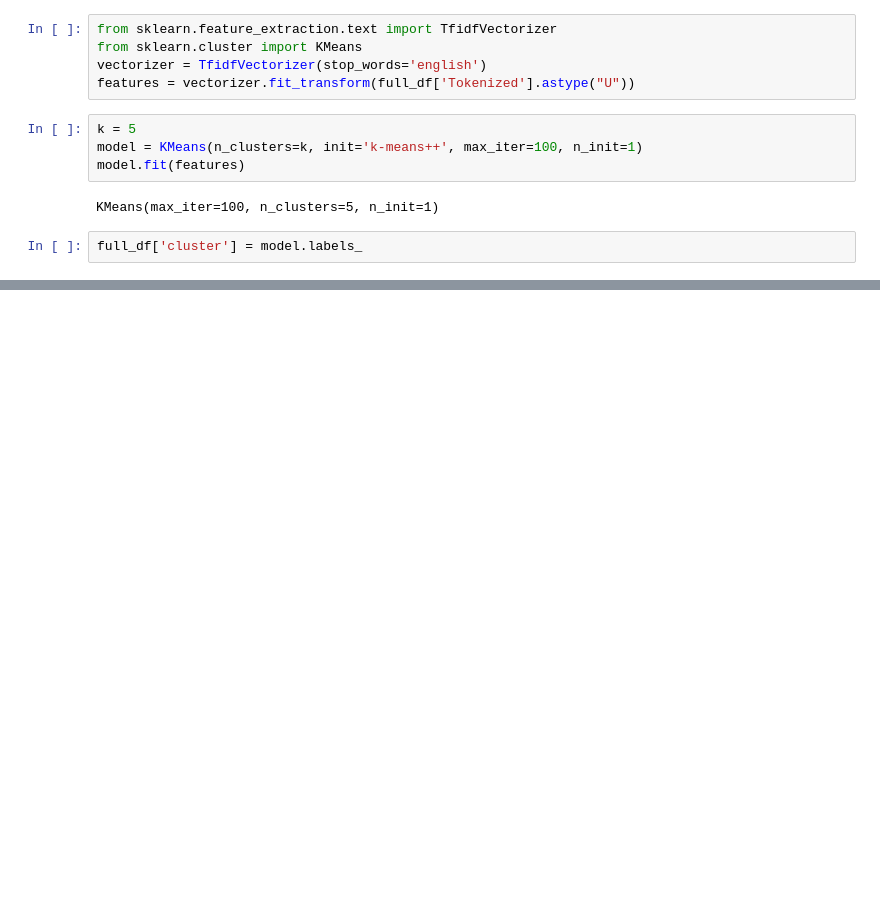
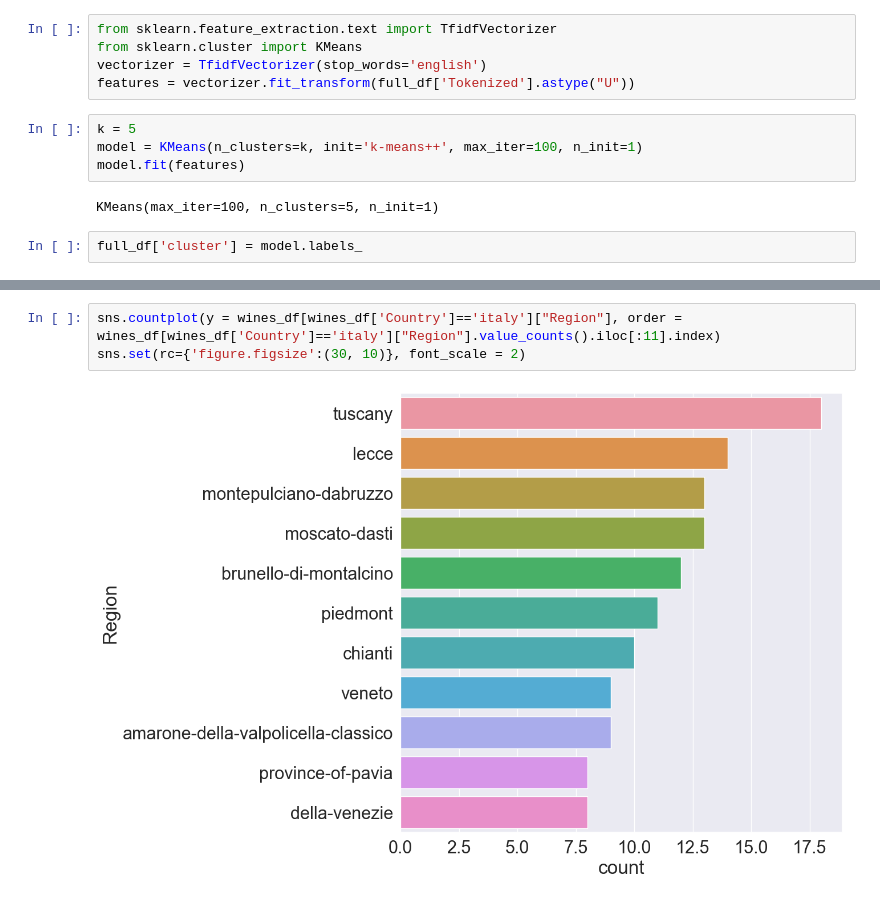
Before and after one commit to AndreaCamilloni/DM2583-project, a Jupyter notebook: notebook.ipynb, the cells around one changed output, grey strips where cells are left out. Saved outputs shown, nothing was run; the diff lists cells and outputs as text; blank space fills up the shorter version.

```diff
--- a/notebook.ipynb
+++ b/notebook.ipynb
@@ -276,0 +254,5 @@ full_df[full_df.cluster==4].groupby(by="Sentiment").count()
+# %%
+sns.countplot(y = wines_df[wines_df['Country']=='italy']["Region"], order = wines_df[wines_df['Country']=='italy']["Region"].value_counts().iloc[:11].index)
+sns.set(rc={'figure.figsize':(30, 10)}, font_scale = 2)
+# %% [output]
+[figure, added]
```
Also changed, not shown: parts of 30 cells of this notebook, 1 other file.
